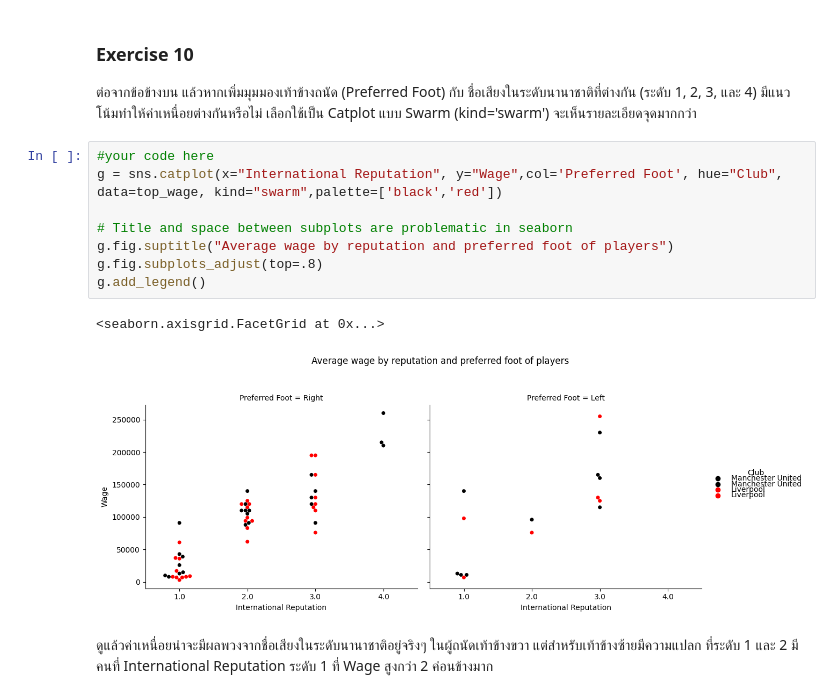
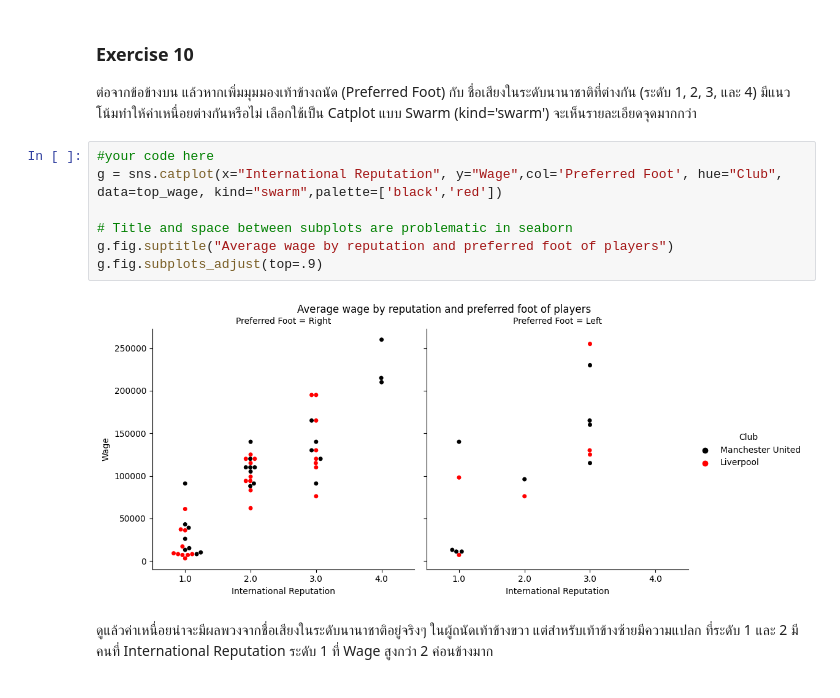
Before and after one commit to LunarArtemis/CP462, a Jupyter notebook: week3/HW3/HW_DataViz.ipynb, the cells around one changed output. Drawn from its saved outputs; the diff is of its cells as text.

```diff
--- a/week3/HW3/HW_DataViz.ipynb
+++ b/week3/HW3/HW_DataViz.ipynb
@@ -385,13 +379,11 @@ Text(0.5, 1.0, 'Average wage by reputation of players')
 # %%
 #your code here
 g = sns.catplot(x="International Reputation", y="Wage",col='Preferred Foot', hue="Club", data=top_wage, kind="swarm",palette=['black','red'])
 
 # Title and space between subplots are problematic in seaborn
 g.fig.suptitle("Average wage by reputation and preferred foot of players")
-g.fig.subplots_adjust(top=.8)
-g.add_legend()
+g.fig.subplots_adjust(top=.9)
 # %% [output]
-<seaborn.axisgrid.FacetGrid at 0x...>
-[figure, old version]
+[figure, new version]
 # %% [markdown]
 ดูแล้วค่าเหนื่อยน่าจะมีผลพวงจากชื่อเสียงในระดับนานาชาติอยู่จริงๆ ในผู้ถนัดเท้าข้างขวา แต่สำหรับเท้าข้างซ้ายมีความแปลก ที่ระดับ 1 และ 2 มีคนที่ International Reputation ระดับ 1 ที่ Wage สูงกว่า 2 ค่อนข้างมาก
```
Also changed, not shown: parts of 1 cell of this notebook.
